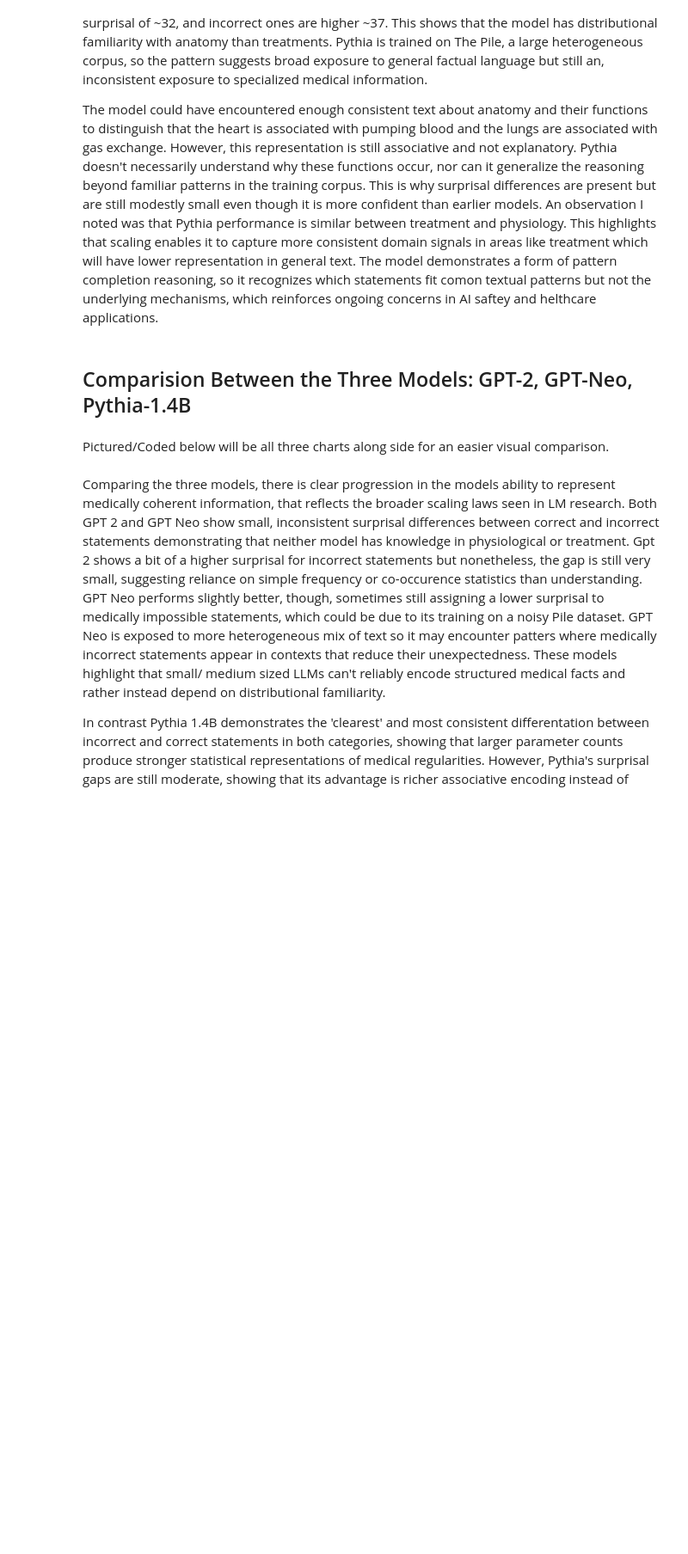
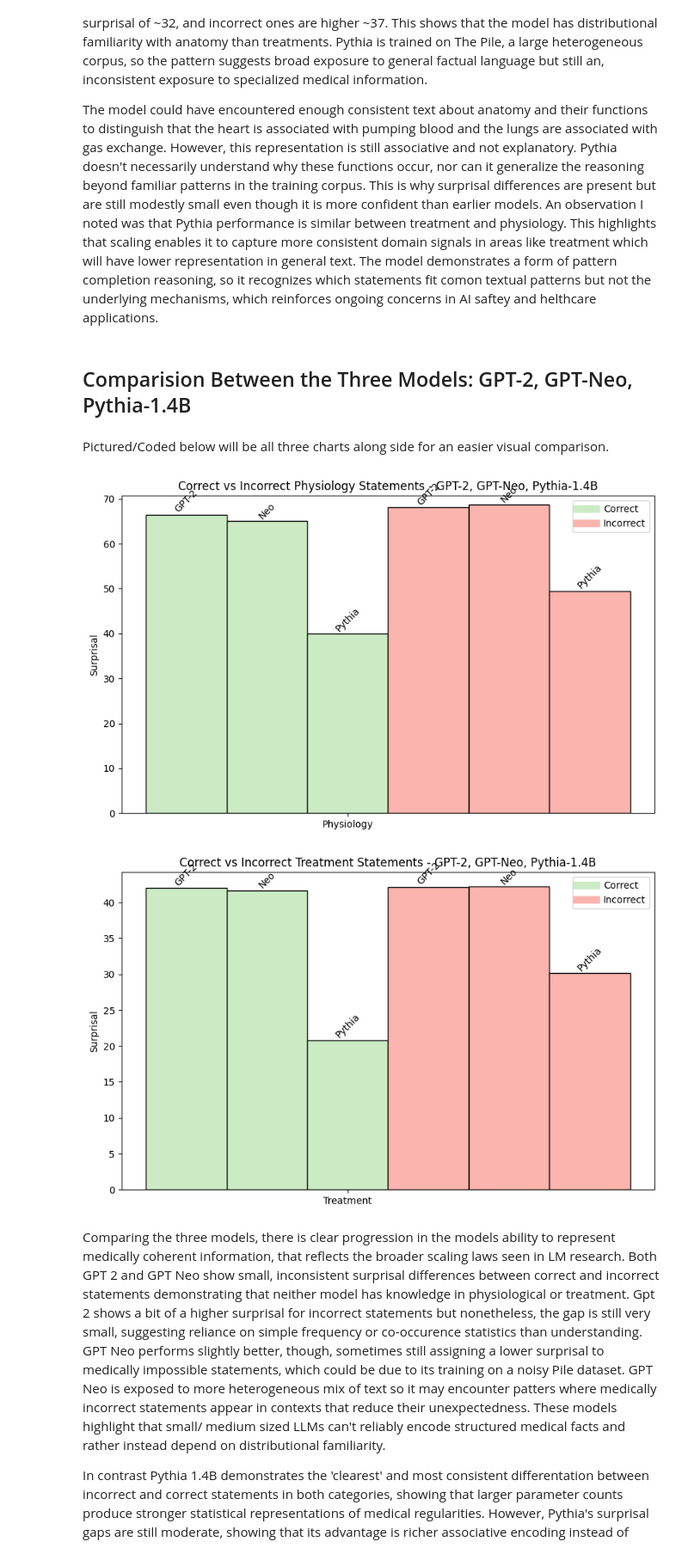
Before and after one commit to sashaslobodsky/LLM-Medical-Project, a Jupyter notebook: LLM Medical Treatment Project.ipynb, the cells around one changed output. Shown at 86% size. Drawn from its saved outputs; the diff is of its cells as text; code cells hidden in the pictures; blank space fills up the shorter version.

Commit message:
Changes to Pythia graph

```diff
--- a/LLM Medical Treatment Project.ipynb
+++ b/LLM Medical Treatment Project.ipynb
@@ -874,14 +854,40 @@ def seq_prob(model, tokenizer, seen, unseen):
+# %%
+#Calculating sequence probability
+def seq_prob(model, tokenizer, seen, unseen):
+    #  normalizing spacing so "The" + "heart" becomes "The heart"
+    if seen and seen.strip() != "":
+        # add a space before unseen if needed
+        if unseen and not unseen.startswith((" ", ".", ",", "!", "?", ";", ":")):
+            unseen = " " + unseen
+        input_ids = tokenizer.encode(seen, return_tensors="pt", add_special_tokens=False)
+    else:
+        input_ids = torch.tensor([[tokenizer.eos_token_id]], dtype=torch.long)
+
+    # don't add special tokens to the continuation
+    unseen_ids = tokenizer.encode(unseen, add_special_tokens=False)
+
+    total_log_prob = 0.0  # natural log
+
+    with torch.no_grad():
+        for uid in unseen_ids:
+            logits = model(input_ids).logits
+            log_probs = torch.log_softmax(logits[0, -1], dim=-1)
+            total_log_prob += float(log_probs[uid])
+            input_ids = torch.cat([input_ids, torch.tensor([[uid]], dtype=torch.long)], dim=1)
+
+    # return probability
+    return torch.exp(torch.tensor(total_log_prob))
 # %%
 #computing the surprisal
 result = []
 #probability of the whole correct phrase given the context
 for index, item in enumerate(stimuli):
-  correct_prob = seq_prob(model, tokenizer,
+  correct_surp = seq_prob(model, tokenizer,
                           item['seen'],
                           item['correct_unseen']
                           )
 #probability of the whole incorrect phrase
-  incorrect_prob = seq_prob(model, tokenizer,
+  incorrect_surp = seq_prob(model, tokenizer,
                             item['seen'],
                             item['incorrect_unseen']
                             )
@@ -893,7 +899,7 @@ for index, item in enumerate(stimuli):
       'seen': item['seen'],
       'item': item['correct_unseen'],
       'condition': 'Correct',
-      'surprisal': surprisal(correct_prob)
+      'surprisal': surprisal(correct_surp)
   })
 #shows surprisal rate for each incorrect statement
   result.append({
@@ -902,7 +908,7 @@ for index, item in enumerate(stimuli):
       'seen': item['seen'],
       'item': item['incorrect_unseen'],
       'condition': 'Incorrect',
-      'surprisal': surprisal(incorrect_prob)
+      'surprisal': surprisal(incorrect_surp)
    })
 
 results_dfpythia = pd.DataFrame(result)
@@ -1064,7 +1092,7 @@ correct_gptneo, incorrect_gptneo = get_values('GPT-Neo')
 correct_pythia, incorrect_pythia = get_values('Pythia-1.4b')
 
 #Positioning the charts
-x = np.arange(1)
+x = 0
 width = 0.13
 
 #Pastel colors
@@ -1108,7 +1136,7 @@ plt.legend(handles=[correct_patch, incorrect_patch],
 
 plt.ylabel('Surprisal')
 plt.title('Correct vs Incorrect Physiology Statements - GPT-2, GPT-Neo, Pythia-1.4B')
-plt.xticks(x, ['Physiology'])
+plt.xticks([x], ['Physiology'])
 plt.ylim(0, max(heights) + 2)
 plt.show()
 
@@ -1122,34 +1150,37 @@ plt.bar(x-1*width, [correct_gptneo[1]], width, color=green, edgecolor='black')
 plt.bar(x, [correct_pythia[1]], width, color=green, edgecolor='black')
 
 # Incorrect bars
 plt.bar(x+1*width, [incorrect_gpt2[1]], width, color=red, edgecolor='black')
 plt.bar(x+2*width, [incorrect_gptneo[1]], width, color=red, edgecolor='black')
 plt.bar(x+3*width, [incorrect_pythia[1]], width, color=red, edgecolor='black')
 
 # BAR LABELS ABOVE EACH BAR
 heights = [
     correct_gpt2[1], correct_gptneo[1], correct_pythia[1],
     incorrect_gpt2[1], incorrect_gptneo[1], incorrect_pythia[1]
 ]
 bar_labels = [
     'GPT-2', 'Neo', 'Pythia',
     'GPT-2', 'Neo', 'Pythia'
 ]
 for i, h in enumerate(heights):
     plt.text(x + (i-2)*width, h + 0.05, bar_labels[i],
              ha='center', va='bottom', rotation=45)
 
 # Legend: ONLY correct/incorrect
 correct_patch = plt.Line2D([0], [0], color=green, lw=8)
 incorrect_patch = plt.Line2D([0], [0], color=red, lw=8)
 plt.legend(handles=[correct_patch, incorrect_patch],
            labels=['Correct', 'Incorrect'])
 
 plt.ylabel('Surprisal')
 plt.title('Correct vs Incorrect Treatment Statements - GPT-2, GPT-Neo, Pythia-1.4B')
-plt.xticks(x, ['Treatment'])
+plt.xticks([x], ['Treatment'])
 plt.ylim(0, max(heights) + 2)
 plt.show()
+# %% [output]
+[figure, added]
+[figure, added]
 # %% [markdown]
 Comparing the three models, there is clear progression in the models ability to represent medically coherent information, that reflects the broader scaling laws seen in LM research. Both GPT 2 and GPT Neo show small, inconsistent surprisal differences between correct and incorrect statements demonstrating that neither model has knowledge in physiological or treatment. Gpt 2 shows a bit of a higher surprisal for incorrect statements but nonetheless, the gap is still very small, suggesting reliance on simple frequency or co-occurence statistics than understanding. GPT Neo performs slightly better, though, sometimes still  assigning a lower surprisal to medically impossible statements, which could be due to its training on a noisy Pile dataset. GPT Neo is exposed to more heterogeneous mix of text so it may encounter patters where medically incorrect statements appear in contexts that reduce their unexpectedness. These models highlight that small/ medium sized LLMs can't reliably encode structured medical facts and rather instead depend on distributional familiarity.
 
```
Also changed, not shown: parts of 13 cells of this notebook.
